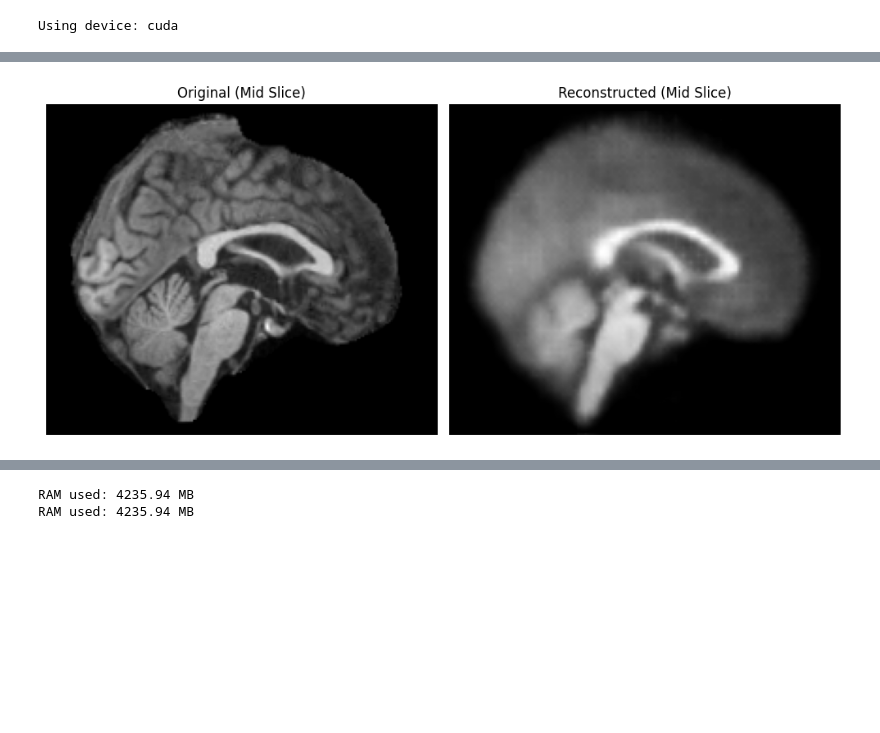
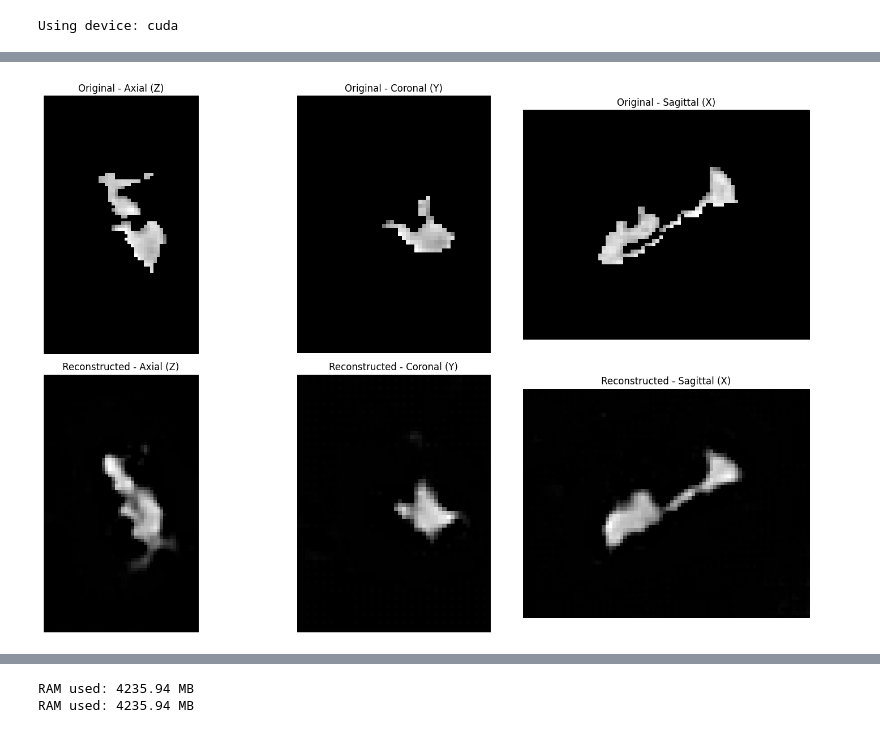
Before and after one commit to minnelab/NeuroCBIR, a Jupyter notebook: main.ipynb, the cells around one changed output, grey strips where cells are left out. Drawn from its saved outputs; the diff is of its cells as text; code cells hidden in the pictures; blank space fills up the shorter version.

```diff
--- a/main.ipynb
+++ b/main.ipynb
@@ -70,7 +86,7 @@ plt.show()
 from preprocessing.load_dataset import list_files_with_extension, BrainMRIDataset, get_label
 
 # Loading MRI  paths
-dataset_path = r"/home/maia-user/Dataset/OASIS3_NPY/"
+dataset_path = r"/home/maia-user/Dataset/OASIS3_NPY_UINT/"
 file_paths, file_names = list_files_with_extension(dataset_path, extension=".npy")
 raw_image_paths = np.array([os.path.join(dataset_path, file_path, file_name) for file_path, file_name in zip(file_paths, file_names)])
 raw_image_ids = np.array([file_path.split('.')[0] for file_path in file_names])
@@ -270,44 +284,49 @@ for epoch in range(epochs):
 # %%
-dataset = BrainMRIDataset(image_paths, ages, labels)
+dataset = BrainMRIDataset(image_paths, ages, labels,
+                          transform=None, transform_age=3, cache=False, sparse_path='./data/common_bounding_boxes.json')
 # %%
 import torch
 import matplotlib.pyplot as plt
 import numpy as np
 
-sample_1 = dataset[3] # Get the first case
+sample_1 = dataset[9]  # Any sample
 
-
-# Instantiate and set to eval mode
 autoencoder.eval()
 
-# Dummy 3D input (or replace with your real data)
-
-
-# Pass through model
 with torch.no_grad():
-    input_img = sample_1["input"].unsqueeze(0).to(device, dtype=torch.float32)
+    subc_struc_ind = 0
+    input_img = sample_1["input"].unsqueeze(0).to(device, dtype=torch.float32)[0:1, subc_struc_ind:subc_struc_ind+1]
     z, reconstructed = autoencoder(input_img)
 
-# Detach and convert to NumPy
-original_np = input_img.squeeze([0,1]).cpu().detach().numpy()
+# Convert to NumPy
+original_np = input_img.squeeze().cpu().numpy()
 reconstructed_np = reconstructed.squeeze().cpu().numpy()
 
-# Select a middle slice in the axial (depth) axis
-mid_slice = original_np.shape[0] // 2
-orig_slice = original_np[mid_slice, :, :]
-recon_slice = reconstructed_np[mid_slice, :, :]
+# Compute mid-slices
+pz = original_np.shape[0] // 2  # Axial
+py = original_np.shape[1] // 2  # Coronal
+px = original_np.shape[2] // 2  # Sagittal
 
-# Plot
-fig, axes = plt.subplots(1, 2, figsize=(10, 5))
-axes[0].imshow(orig_slice, cmap='gray')
-axes[0].set_title('Original (Mid Slice)')
-axes[0].axis('off')
+# Extract slices
+slices = {
+    "Axial (Z)":      (original_np[pz, :, :], reconstructed_np[pz, :, :]),
+    "Coronal (Y)":    (original_np[:, py, :], reconstructed_np[:, py, :]),
+    "Sagittal (X)":   (original_np[:, :, px], reconstructed_np[:, :, px]),
+}
 
-axes[1].imshow(recon_slice, cmap='gray')
-axes[1].set_title('Reconstructed (Mid Slice)')
-axes[1].axis('off')
+# Plotting
+fig, axes = plt.subplots(2, 3, figsize=(15, 10))
+
+for i, (title, (orig, recon)) in enumerate(slices.items()):
+    axes[0, i].imshow(orig, cmap='gray')
+    axes[0, i].set_title(f'Original - {title}')
+    axes[0, i].axis('off')
+
+    axes[1, i].imshow(recon, cmap='gray')
+    axes[1, i].set_title(f'Reconstructed - {title}')
+    axes[1, i].axis('off')
 
 plt.tight_layout()
 plt.show()
 # %% [output]
-[figure, old version]
+[figure, new version]
```
Also changed, not shown: parts of 12 cells of this notebook, 8 other files.
